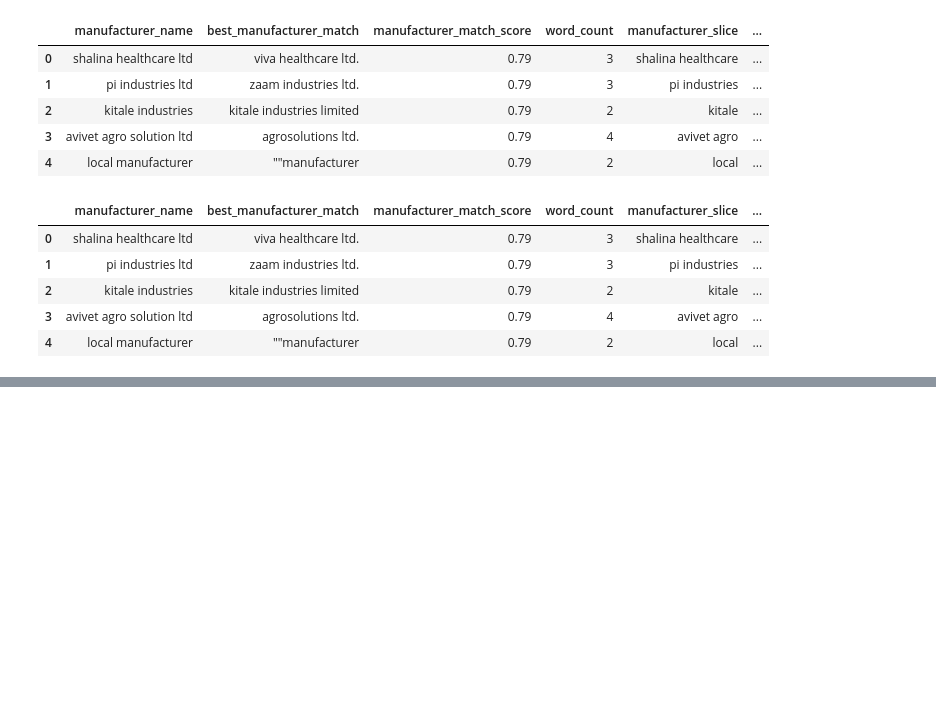
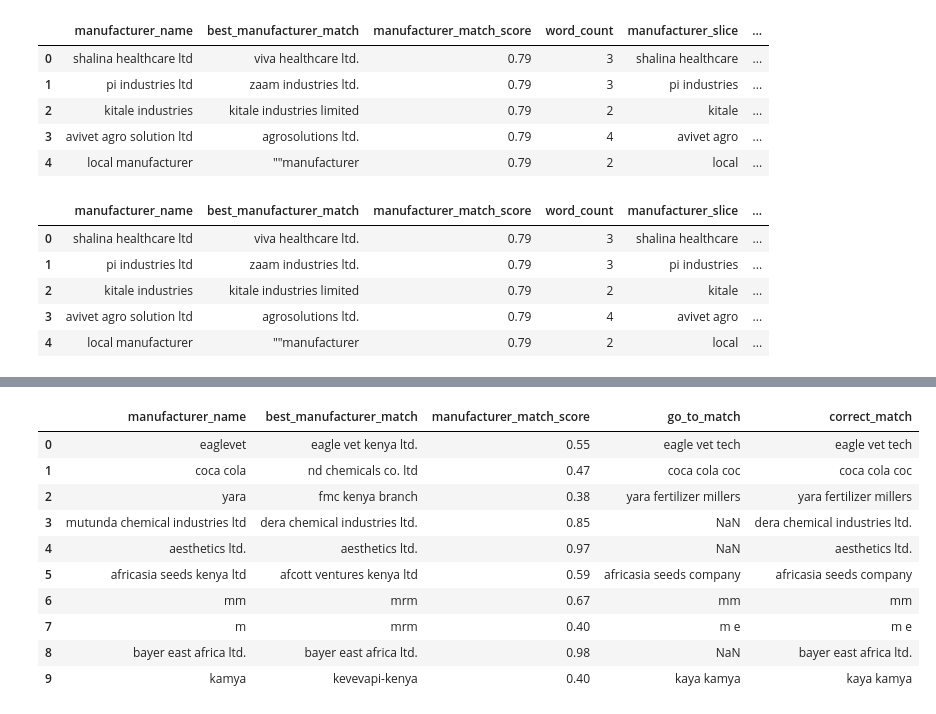
Before and after one commit to natbernard/Clustering-for-Product-Matching, a Jupyter notebook: model/string_matching_algorithm.ipynb, the cells around one changed output, grey strips where cells are left out. Saved outputs shown, nothing was run; the diff lists cells and outputs as text; code cells hidden in the pictures; blank space fills up the shorter version.

```diff
--- a/model/string_matching_algorithm.ipynb
+++ b/model/string_matching_algorithm.ipynb
@@ -526,0 +573,5 @@ df_non_dup.head()
+# %%
+df_man = pd.read_csv('/home/natasha/Documents/Iprocure/Clustering-for-Product-Matching/data/complete_manufacturer_matched.csv')
+df_man = df_man.rename(columns={'manufacturer_name': 'old_man_name'})
+df_man['manufacturer_name'] = df_man['old_man_name'].apply(lambda x: x.strip().lower() if isinstance(x, str) else x)
+df_man.head()
@@ -526,0 +589,3 @@ df_non_dup.head()
+# %%
+df_man = pd.merge(df_man, df_non_dup[['manufacturer_name', 'go_to_match']], how='left',on='manufacturer_name')
+df_man.head()
@@ -526,0 +599,15 @@ df_non_dup.head()
+# %%
+df_man['correct_match'] = np.where(df_man['go_to_match'].isna(), df_man['best_manufacturer_match'], df_man['go_to_match'])
+df_man[:10]
+# %% [output]
+|  | manufacturer_name | best_manufacturer_match | manufacturer_match_score | go_to_match | correct_match |
+| 0 | eaglevet | eagle vet kenya ltd. | 0.55 | eagle vet tech | eagle vet tech |
+| 1 | coca cola | nd chemicals co. ltd | 0.47 | coca cola coc | coca cola coc |
+| 2 | yara | fmc kenya branch | 0.38 | yara fertilizer millers | yara fertilizer millers |
+| 3 | mutunda chemical industries ltd | dera chemical industries ltd. | 0.85 | NaN | dera chemical industries ltd. |
+| 4 | aesthetics ltd. | aesthetics ltd. | 0.97 | NaN | aesthetics ltd. |
+| 5 | africasia seeds kenya ltd | afcott ventures kenya ltd | 0.59 | africasia seeds company | africasia seeds company |
+| 6 | mm | mrm | 0.67 | mm | mm |
+| 7 | m | mrm | 0.40 | m e | m e |
+| 8 | bayer east africa ltd. | bayer east africa ltd. | 0.98 | NaN | bayer east africa ltd. |
+| 9 | kamya | kevevapi-kenya | 0.40 | kaya kamya | kaya kamya |
```
Also changed, not shown: parts of 15 cells of this notebook.
